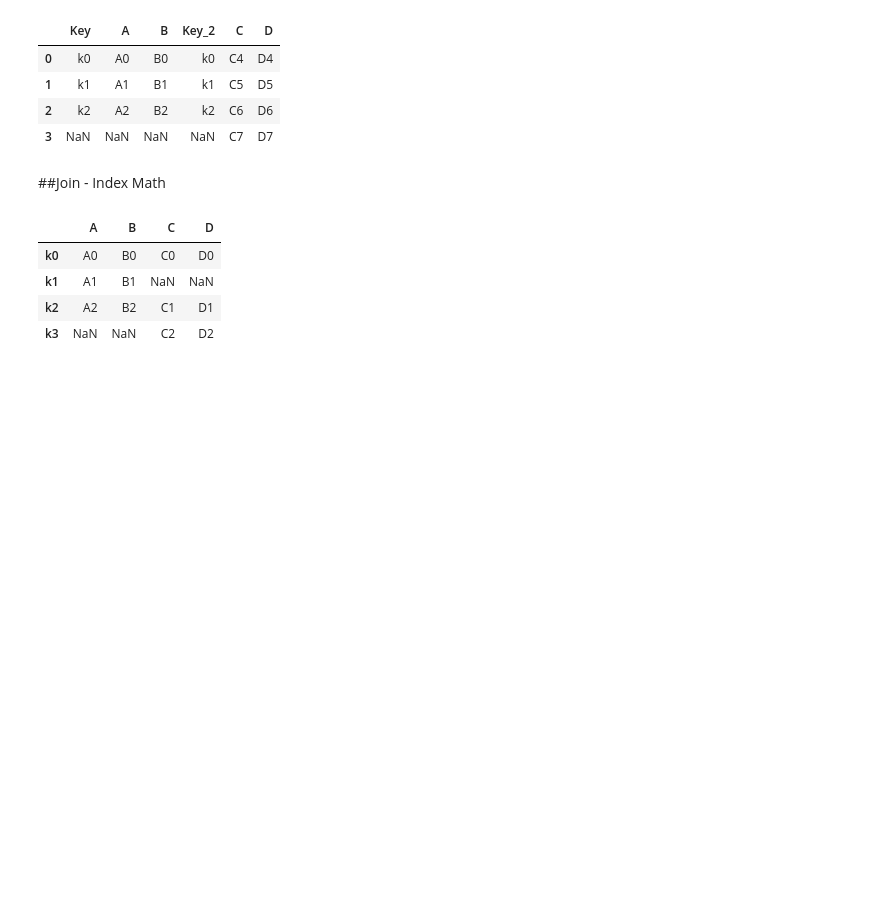
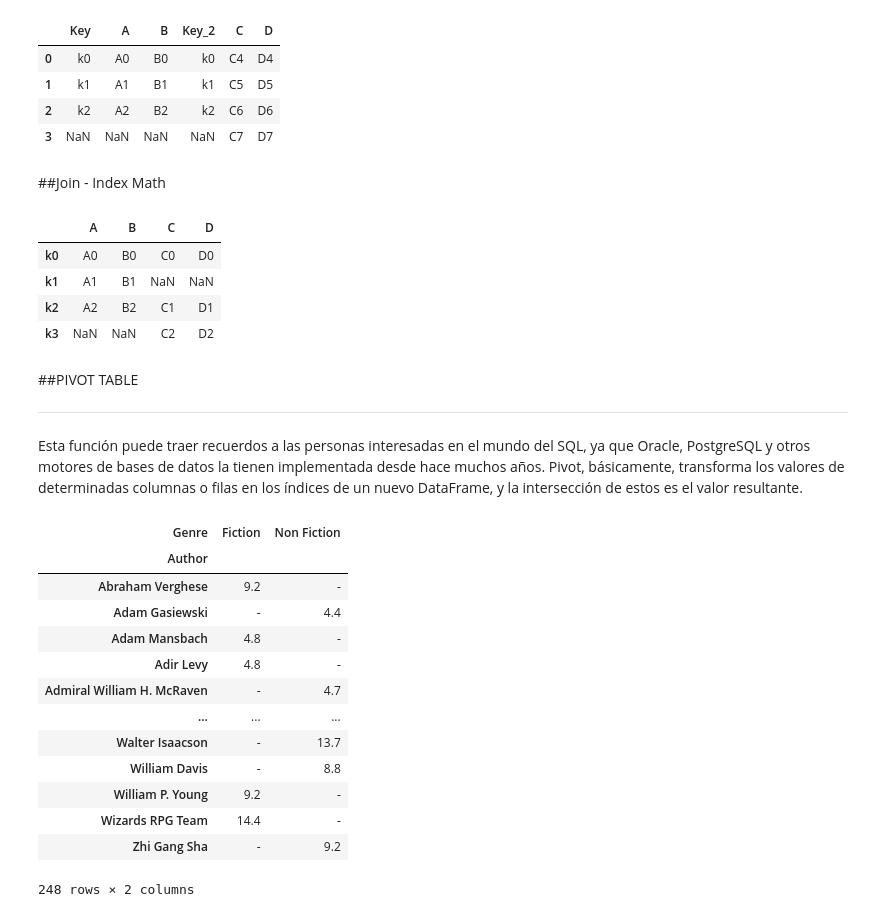
Before and after one commit to afpalmasan/Fundamentos-NumPy-Pandas, a Jupyter notebook: Pandas.ipynb, the cells around one changed output. Saved outputs shown, nothing was run; the diff lists cells and outputs as text; code cells hidden in the pictures; blank space fills up the shorter version.

```diff
--- a/Pandas.ipynb
+++ b/Pandas.ipynb
@@ -787,3 +787,28 @@ left.join(right, how='outer') #se pude cambiar el parametro how para hacer inner
 | k1 | A1 | B1 | NaN | NaN |
 | k2 | A2 | B2 | C1 | D1 |
 | k3 | NaN | NaN | C2 | D2 |
+# %% [markdown]
+##PIVOT TABLE
+
+---
+# %% [markdown]
+Esta función puede traer recuerdos a las personas interesadas en el mundo del SQL, ya que Oracle, PostgreSQL y otros motores de bases de datos la tienen implementada desde hace muchos años. Pivot, básicamente, transforma los valores de determinadas columnas o filas en los índices de un nuevo DataFrame, y la intersección de estos es el valor resultante.
+# %%
+df_books = pd.read_csv('/content/bestsellers-with-categories.csv', sep=',',header=0)
+
+df_books.pivot_table(index='Author',columns='Genre',values='User Rating', fill_value='-', aggfunc='sum')
+# %% [output]
+| Genre | Fiction | Non Fiction |
+| Author |  |  |
+| Abraham Verghese | 9.2 | - |
+| Adam Gasiewski | - | 4.4 |
+| Adam Mansbach | 4.8 | - |
+| Adir Levy | 4.8 | - |
+| Admiral William H. McRaven | - | 4.7 |
+| ... | ... | ... |
+| Walter Isaacson | - | 13.7 |
+| William Davis | - | 8.8 |
+| William P. Young | 9.2 | - |
+| Wizards RPG Team | 14.4 | - |
+| Zhi Gang Sha | - | 9.2 |
+248 rows × 2 columns
```
Also changed, not shown: parts of 11 cells of this notebook.
